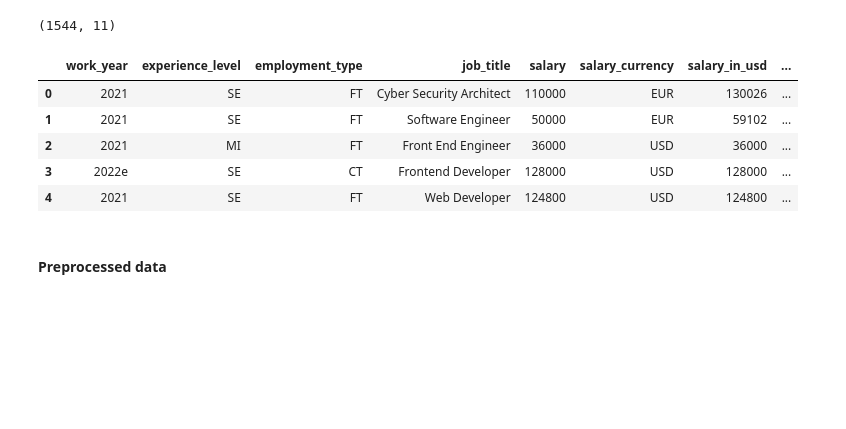
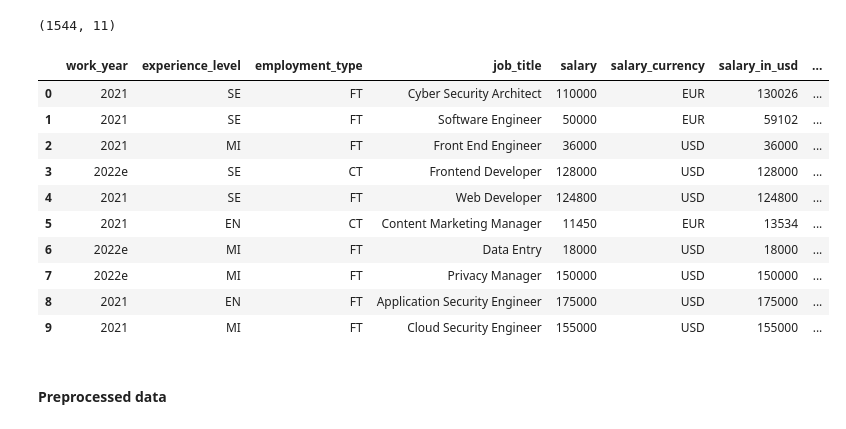
Before and after one commit to manuelarns/Data-Literacy-Project, a Jupyter notebook: src/regression.ipynb, the cells around one changed output. Saved outputs shown, nothing was run; the diff lists cells and outputs as text; code cells hidden in the pictures; blank space fills up the shorter version.

```diff
--- a/src/regression.ipynb
+++ b/src/regression.ipynb
@@ -27,14 +27,19 @@ print(salaries_data.shape)
 # %% [output]
 (1544, 11)
 # %%
-salaries_data.head()
+salaries_data.head(10)
 # %% [output]
 |  | work_year | experience_level | employment_type | job_title | salary | salary_currency | salary_in_usd | ... |
 | 0 | 2021 | SE | FT | Cyber Security Architect | 110000 | EUR | 130026 | ... |
 | 1 | 2021 | SE | FT | Software Engineer | 50000 | EUR | 59102 | ... |
 | 2 | 2021 | MI | FT | Front End Engineer | 36000 | USD | 36000 | ... |
 | 3 | 2022e | SE | CT | Frontend Developer | 128000 | USD | 128000 | ... |
 | 4 | 2021 | SE | FT | Web Developer | 124800 | USD | 124800 | ... |
+| 5 | 2021 | EN | CT | Content Marketing Manager | 11450 | EUR | 13534 | ... |
+| 6 | 2022e | MI | FT | Data Entry | 18000 | USD | 18000 | ... |
+| 7 | 2022e | MI | FT | Privacy Manager | 150000 | USD | 150000 | ... |
+| 8 | 2021 | EN | FT | Application Security Engineer | 175000 | USD | 175000 | ... |
+| 9 | 2021 | MI | FT | Cloud Security Engineer | 155000 | USD | 155000 | ... |
 # %% [markdown]
 #### Preprocessed data
 # %%
```
Also changed, not shown: parts of 1 cell of this notebook, 2 other files.
